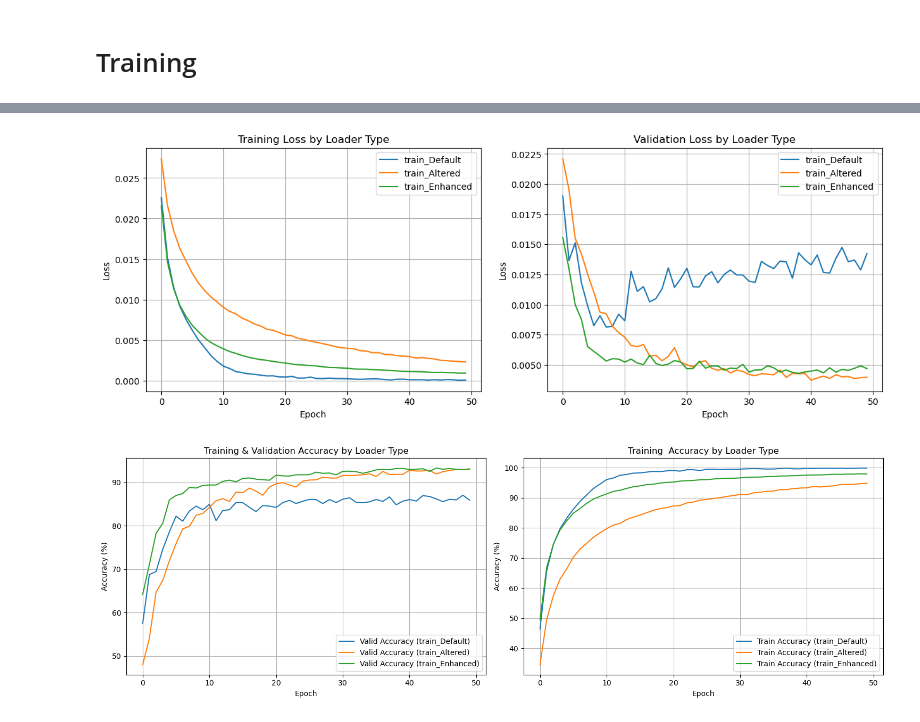
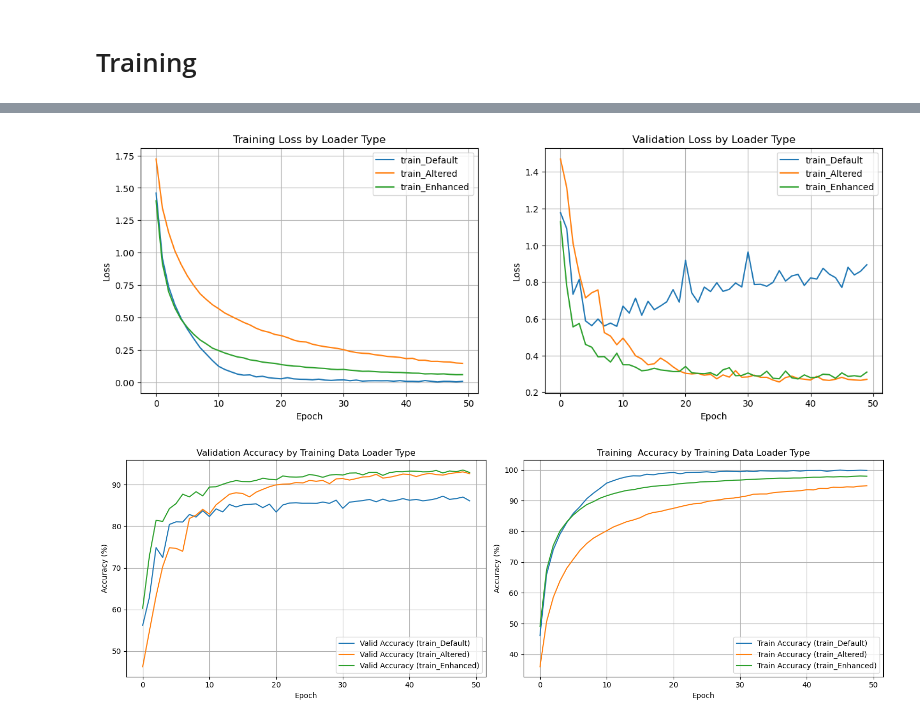
Before and after one commit to matzefit/DL_Sp24_Miniproject, a Jupyter notebook: scriptDataAlterationTest.ipynb, the cells around one changed output, grey strips where cells are left out. Saved outputs shown, nothing was run; the diff lists cells and outputs as text; code cells hidden in the pictures.

```diff
--- a/scriptDataAlterationTest.ipynb
+++ b/scriptDataAlterationTest.ipynb
@@ -190,7 +185,7 @@ def train_and_evaluate_model(model, model_name, loaders, device, loader_key, num
             optimizer.step()
 
             running_loss += loss.item()
-            total_train_loss += loss.item()
+            total_train_loss += loss.item() * inputs.size(0)
             num_batches += 1
 
             # Calculate training accuracy
@@ -200,7 +195,7 @@ def train_and_evaluate_model(model, model_name, loaders, device, loader_key, num
 
             if (i + 1) % 100 == 0 or i == len(loaders[loader_key]) - 1:
                 print(f"{model_name}, {loader_key} - Epoch: {epoch} [{(i + 1) * len(inputs)}/{len(loaders[loader_key].dataset)} "
-                      f"({100. * (i + 1) / len(loaders[loader_key]):.0f}%)]  Loss: {running_loss / max(1, num_batches):.4f}")
+                      f"({100. * (i + 1) / len(loaders[loader_key]):.0f}%)]  Loss: {running_loss / num_batches:.4f}")
                 running_loss, num_batches = 0.0, 0
 
         avg_train_loss = total_train_loss / num_train_examples
@@ -217,14 +212,14 @@ def train_and_evaluate_model(model, model_name, loaders, device, loader_key, num
             labels = labels.long()
             outputs = model(inputs)
             loss = criterion(outputs, labels)
-            total_valid_loss += loss.item() +inputs.size(0)
+            total_valid_loss += loss.item() * inputs.size(0)
             _, predicted = torch.max(outputs.data, 1)
             total_correct_valid += (predicted == labels).sum().item()
 
         avg_valid_loss = total_valid_loss / len(loaders['valid'].dataset)
         valid_loss_history.append(avg_valid_loss)
 
-        valid_accuracy = 100. * total_correct_valid / len(loaders['valid'].dataset)
+        valid_accuracy = (total_correct_valid / len(loaders['valid'].dataset)) * 100
         valid_accuracy_history.append(valid_accuracy)
 
         print(f"{model_name}, {loader_key} - Epoch {epoch}: Avg. Training Loss: {avg_train_loss:.4f}, Train Accuracy: {train_accuracy:.2f}%, "
@@ -306,7 +301,7 @@ plt.figure(figsize=(15, 5))
 plt.subplot(1, 2, 1)
 for loader_key, metrics in all_metrics.items():
     plt.plot(metrics['valid_accuracies'], label=f'Valid Accuracy ({loader_key})')
-plt.title('Training & Validation Accuracy by Training Data Loader Type')
+plt.title('Validation Accuracy by Training Data Loader Type')
 plt.xlabel('Epoch')
 plt.ylabel('Accuracy (%)')
 plt.legend()
@@ -316,7 +311,7 @@ plt.grid(True)
 plt.subplot(1, 2, 2)
 for loader_key, metrics in all_metrics.items():
     plt.plot(metrics['train_accuracies'], label=f'Train Accuracy ({loader_key})')
-plt.title('Training  Accuracy by Loader Type')
+plt.title('Training  Accuracy by Training Data Loader Type')
 plt.xlabel('Epoch')
 plt.ylabel('Accuracy (%)')
 plt.legend()
@@ -346,2 +341,2 @@ Resnet3_443 with train_Enhanced - Execution time: 3157.69 seconds
-[figure, old version]
+[figure, new version]
-[figure, old version]
+[figure, new version]
```
Also changed, not shown: parts of 3 cells of this notebook, 6 other files.
